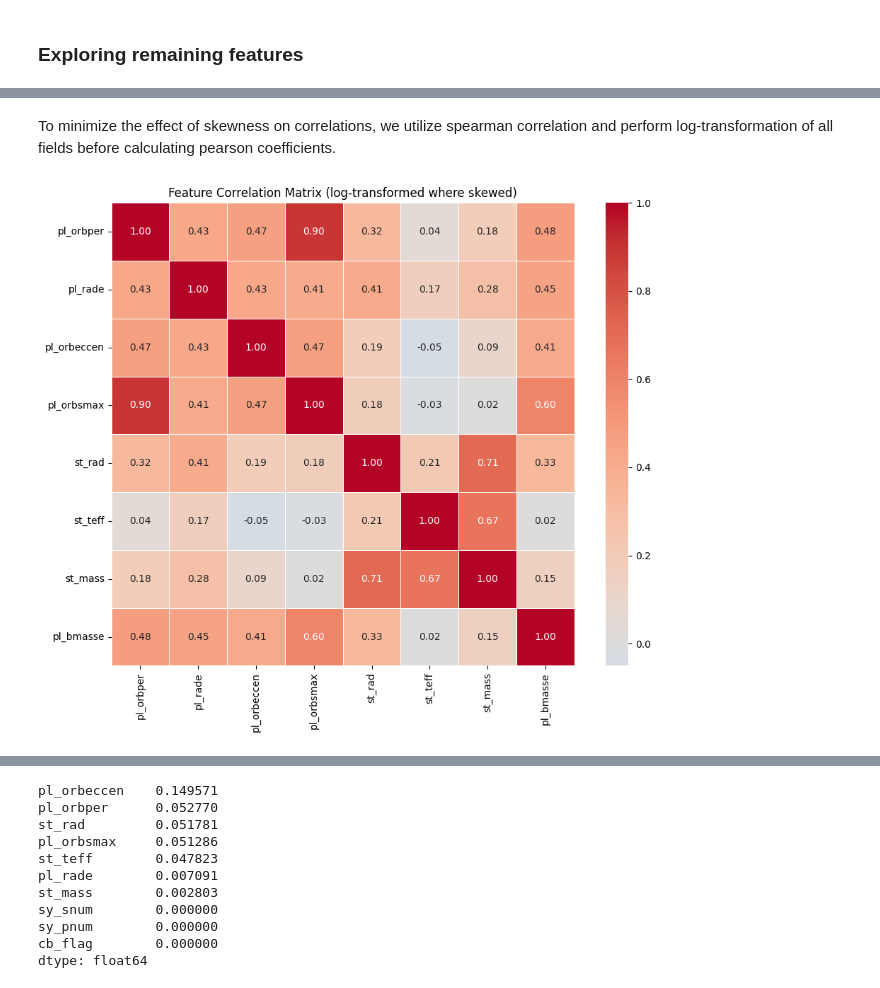
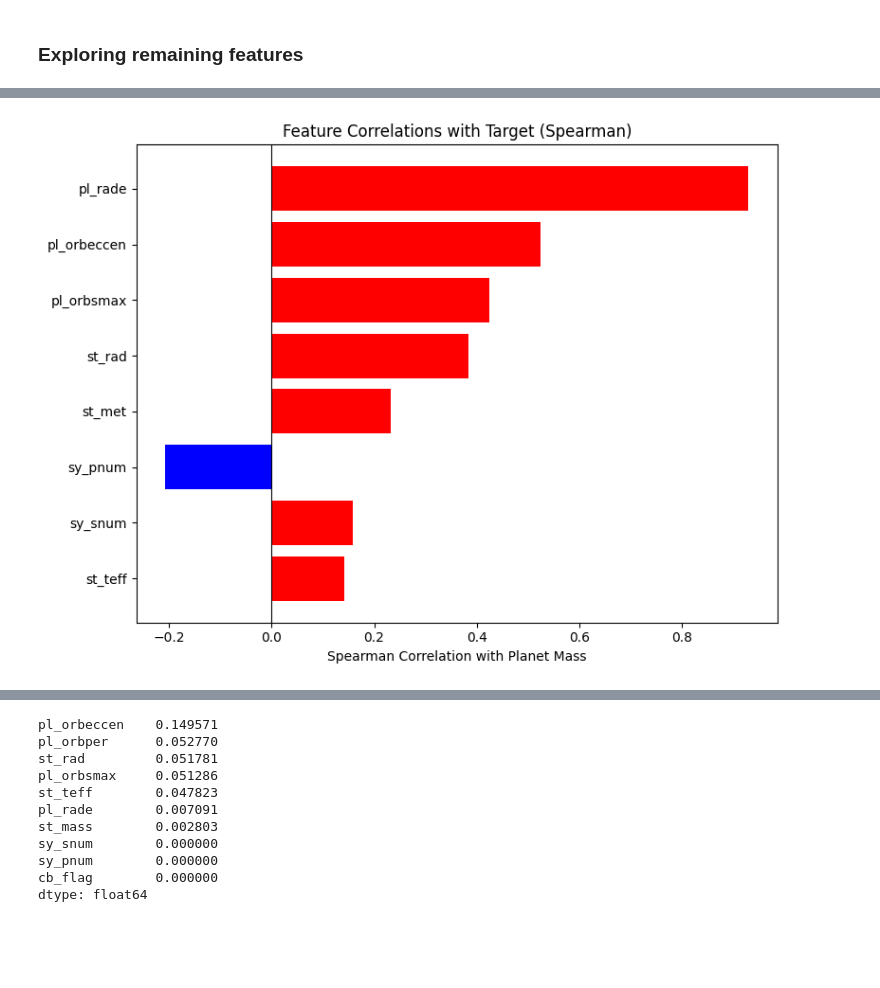
Before and after one commit to varun-pradhan-117/MassPrediction-OOD-Evaluation-NASAExoArchive, a Jupyter notebook: notebooks/Exoplanet_Mass_OOD.ipynb, the cells around one changed output, grey strips where cells are left out. Drawn from its saved outputs; the diff is of its cells as text; code cells hidden in the pictures; blank space fills up the shorter version.

```diff
--- a/notebooks/Exoplanet_Mass_OOD.ipynb
+++ b/notebooks/Exoplanet_Mass_OOD.ipynb
@@ -141,2 +160,11 @@ Name: count, dtype: int64
 # %%
-print(*planets.columns.tolist(), sep=",")
+candidate_feature_set = [
+    'pl_rade',      # Planet radius (Earth radii)
+    'pl_orbeccen',  # Orbital eccentricity
+    'pl_orbsmax',   # Semi-major axis (AU)
+    'st_rad',       # Stellar radius (Solar radii)
+    'st_teff',      # Stellar effective temperature (K)
+    'st_met',       # Stellar metallicity
+    'sy_pnum',      # Number of planets in system
+    'sy_snum',      # Number of stars in system
+]
@@ -183,25 +173,13 @@ dtype: float64
-# %% [markdown]
-To minimize the effect of skewness on correlations, we utilize spearman correlation and perform log-transformation of all fields before calculating pearson coefficients.
-# %%
-corr_log_df=corr_df.copy()
-for feature in candidate_features:
-    corr_log_df[feature]=np.log1p(corr_log_df[feature])
-
-corr_log_df[target]=np.log1p(corr_log_df[target])
-
-pearson_corr=corr_log_df.corr(method='pearson')
-plt.figure(figsize=(10, 8))
-sns.heatmap(
-    pearson_corr,
-    annot=True,
-    fmt=".2f",
-    cmap='coolwarm',
-    center=0,
-    square=True,
-    linewidths=0.5
-)
-plt.title("Feature Correlation Matrix (log-transformed where skewed)")
-plt.tight_layout()
-plt.show()
-# %% [output]
-[figure, removed]
+# %%
+spearman_target = planets[candidate_feature_set + [target]].corr(method='spearman')[target].drop(target).sort_values(key=abs, ascending=True)
+
+plt.figure(figsize=(8, 6))
+colors = ['red' if x > 0 else 'blue' for x in spearman_target]
+plt.barh(spearman_target.index, spearman_target.values, color=colors)
+plt.axvline(0, color='black', linewidth=0.8)
+plt.xlabel("Spearman Correlation with Planet Mass")
+plt.title("Feature Correlations with Target (Spearman)")
+plt.tight_layout()
+plt.show()
+# %% [output]
+[figure, added]
```
Also changed, not shown: parts of 16 cells of this notebook, 2 other files.
